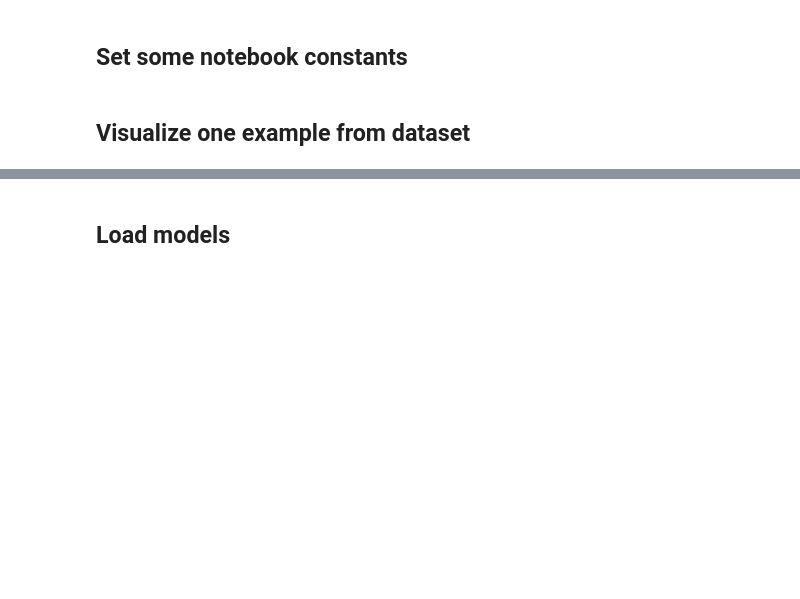
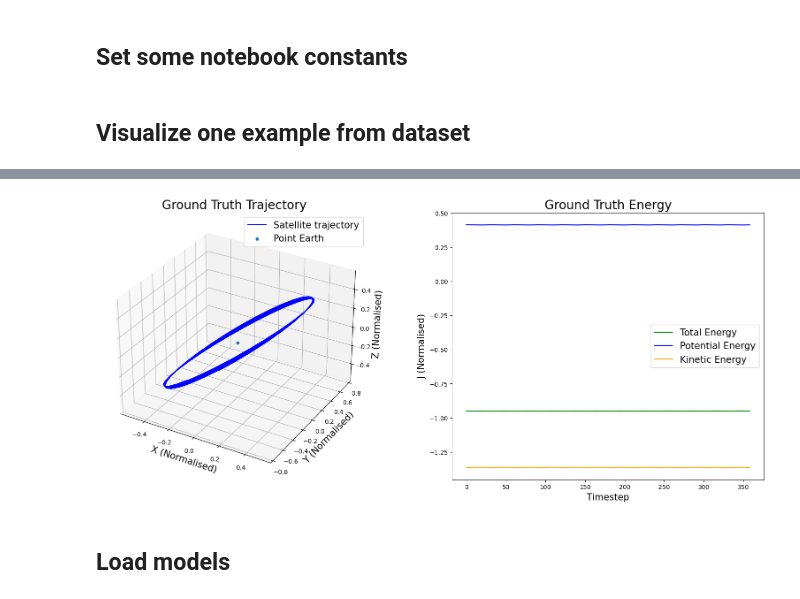
Before and after one commit to gordonjun2/hamiltonian-nn, a Jupyter notebook: analyze-2body-satellite.ipynb, the cells around one changed output, grey strips where cells are left out. Drawn from its saved outputs; the diff is of its cells as text; code cells hidden in the pictures; blank space fills up the shorter version.

Commit message:
in progress of editing analysis script, modified train.py and data.py so analysis purpose, added figures

```diff
--- a/analyze-2body-satellite.ipynb
+++ b/analyze-2body-satellite.ipynb
@@ -120,3 +54,58 @@ ValueError: empty range for randrange() (0, 0, 0)
+# %%
+args = ObjectView(get_args())
+
+path = '{}/{}-satellite-orbits-dataset.pkl'.format(args.save_dir, args.name)
+
+data = from_pickle(path)
+
+x = data[1]['coords']
+# Each line of 'x' is in the form (qx1, qx2, qy1, qy2, px1, px2, py1, py2) in original 2-body experiment and (qx1, qx2, qy1, qy2, qz1, qz2, px1, px2, py1, py2, pz1, pz2) in the satellite-problem experiment
+TE = data[1]['energy']
+KE = data[1]['ke']
+PE = data[1]['pe']
+lengths = data[1]['lengths']
+
+lengths_num = len(lengths)
+index = random.randint(0, lengths_num-1)
+n = 0
+trajectory_start = 1
+while n < index:
+    trajectory_start = trajectory_start + lengths[n]
+    n = n + 1
+trajectory_end = trajectory_start + lengths[index] - 1
+pos_trajectory = x[trajectory_start:trajectory_end, :]
+TE_trajectory = TE[trajectory_start:trajectory_end]
+KE_trajectory = KE[trajectory_start:trajectory_end]
+PE_trajectory = PE[trajectory_start:trajectory_end]
+
+# draw trajectories
+
+fig = plt.figure(figsize=[20,8], dpi=100)
+ax = plt.subplot(1,2,1, projection='3d')
+
+ax.plot3D(pos_trajectory[:, 0], pos_trajectory[:, 2], pos_trajectory[:, 4], 'blue', label='Satellite trajectory')
+ax.scatter3D(pos_trajectory[0, 1], pos_trajectory[0, 3], pos_trajectory[0, 5], 'green', label='Point Earth')
+ax.set_title('Ground Truth Trajectory', fontsize=20)
+ax.set_xlabel('X (Normalised)', fontsize=15)
+ax.set_ylabel('Y (Normalised)', fontsize=15)
+ax.set_zlabel('Z (Normalised)', fontsize=15)
+ax.legend(fontsize=15)
+
+ax = fig.add_subplot(1, 2, 2)
+
+ax.plot(TE_trajectory, 'green', label='Total Energy')
+ax.plot(KE_trajectory, 'blue', label='Potential Energy')
+ax.plot(PE_trajectory, 'orange', label='Kinetic Energy')
+ax.set_title('Ground Truth Energy', fontsize=20)
+ax.set_xlabel('Timestep', fontsize=15)
+ax.set_ylabel('J (Normalised)', fontsize=15)
+ax.legend(fontsize=15)
+
+plt.show()
+
+fig.savefig('{}/satellite-orbits-dataset.{}'.format(args.fig_dir, FORMAT))
+# %% [output]
+[figure, added]
 # %% [markdown]
 ## Load models
 # %%
```
Also changed, not shown: parts of 3 cells of this notebook, 3 other files.
